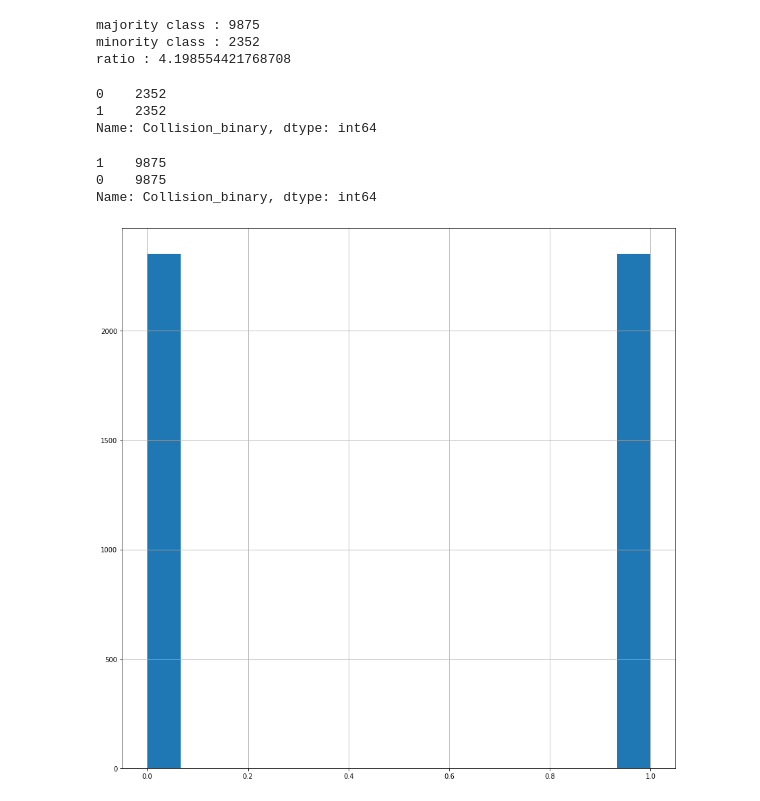
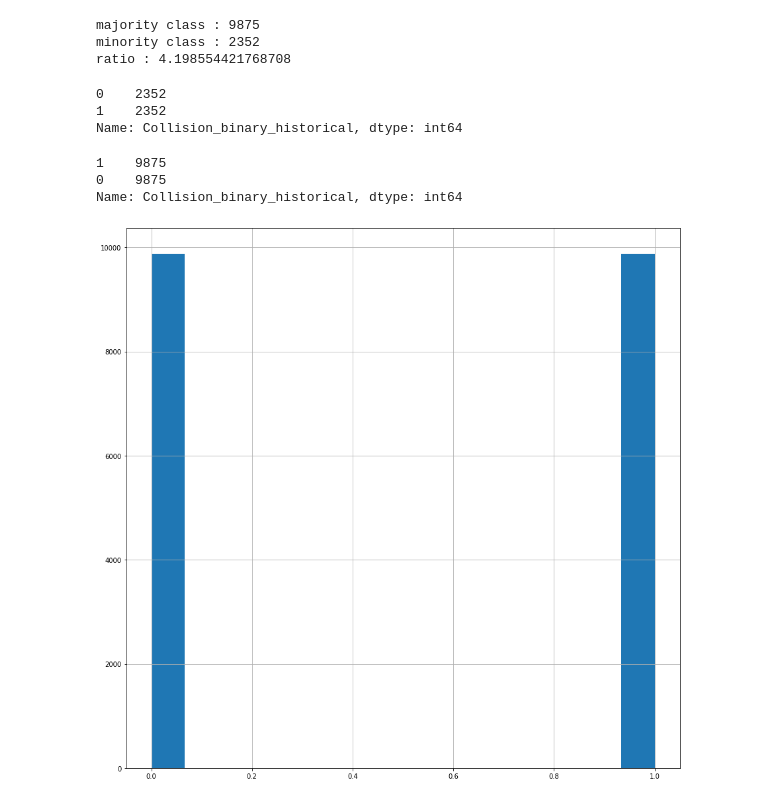
Before and after one commit to arisanguyen/210_Capstone_Aditya_Arisa_Noriel, a Jupyter notebook: Noriel_Expanded_Tiles_With_Street_Characteristics.ipynb, the cells around one changed output. Drawn from its saved outputs; the diff is of its cells as text; code cells hidden in the pictures.

```diff
--- a/Noriel_Expanded_Tiles_With_Street_Characteristics.ipynb
+++ b/Noriel_Expanded_Tiles_With_Street_Characteristics.ipynb
@@ -422,11 +439,17 @@ def get_class(x):
     if x == 0:
         return 0
 
-tiles['Collision_rate'] = tiles['Historical']/tiles['Historical'].max()
+#tiles['Collision_rate_historical'] = tiles['Historical']/tiles['Historical'].max()
 
-tiles['Collision_rate_score'] = tiles['Collision_rate'].apply(get_score)
+#tiles['Collision_rate_score_historical'] = tiles['Collision_rate'].apply(get_score)
 
-tiles['Collision_binary'] = tiles['Historical'].apply(get_class)
+tiles['Collision_binary_historical'] = tiles['Historical'].apply(get_class)
+
+#tiles['Collision_rate_future'] = tiles['Future']/tiles['Future'].max()
+
+#tiles['Collision_rate_score_future'] = tiles['Collision_rate_future'].apply(get_score)
+
+tiles['Collision_binary_future'] = tiles['Future'].apply(get_class)
 # %%
 #tiles['Historical'].max()
 tiles.sort_values(by=['Historical'], ascending=False)
@@ -588,8 +611,8 @@ mp.show()
 # %% [output]
 [figure]
 # %%
-major_count = tiles["Collision_binary"].value_counts()[0]
-minor_count = tiles["Collision_binary"].value_counts()[1]
+major_count = tiles["Collision_binary_historical"].value_counts()[0]
+minor_count = tiles["Collision_binary_historical"].value_counts()[1]
 ratio = major_count/minor_count
 print("majority class :", major_count)
 print("minority class :", minor_count)
@@ -605,8 +628,8 @@ import pandas as pd
 from sklearn.utils import resample
 
 # Separate majority and minority classes
-df_majority = tiles.loc[tiles["Collision_binary"] == 0]
-df_minority = tiles.loc[tiles["Collision_binary"] == 1]
+df_majority = tiles.loc[tiles["Collision_binary_historical"] == 0]
+df_minority = tiles.loc[tiles["Collision_binary_historical"] == 1]
 
 # Downsample majority class
 df_majority_downsampled = resample(df_majority,
@@ -620,22 +643,22 @@ df_minority_upsampled = resample(df_minority,
                                  n_samples=int(minor_count*ratio))
 df_minority_upsampled = pd.concat([df_minority_upsampled, df_majority])
 # %%
-df_majority_downsampled["Collision_binary"].value_counts()
+df_majority_downsampled["Collision_binary_historical"].value_counts()
 # %% [output]
 0    2352
 1    2352
-Name: Collision_binary, dtype: int64
+Name: Collision_binary_historical, dtype: int64
 # %%
-df_minority_upsampled["Collision_binary"].value_counts()
+df_minority_upsampled["Collision_binary_historical"].value_counts()
 # %% [output]
 1    9875
 0    9875
-Name: Collision_binary, dtype: int64
+Name: Collision_binary_historical, dtype: int64
 # %%
 #Use majority downsampled or minority upsampled datasets
-tiles = df_majority_downsampled
-#tiles = df_minority_upsampled
-tiles["Collision_binary"].hist(figsize=(15,15), bins=15)
+#tiles = df_majority_downsampled
+tiles = df_minority_upsampled
+tiles["Collision_binary_historical"].hist(figsize=(15,15), bins=15)
 mp.show()
 # %% [output]
-[figure, old version]
+[figure, new version]
```
Also changed, not shown: parts of 29 cells of this notebook, 11 other files.
